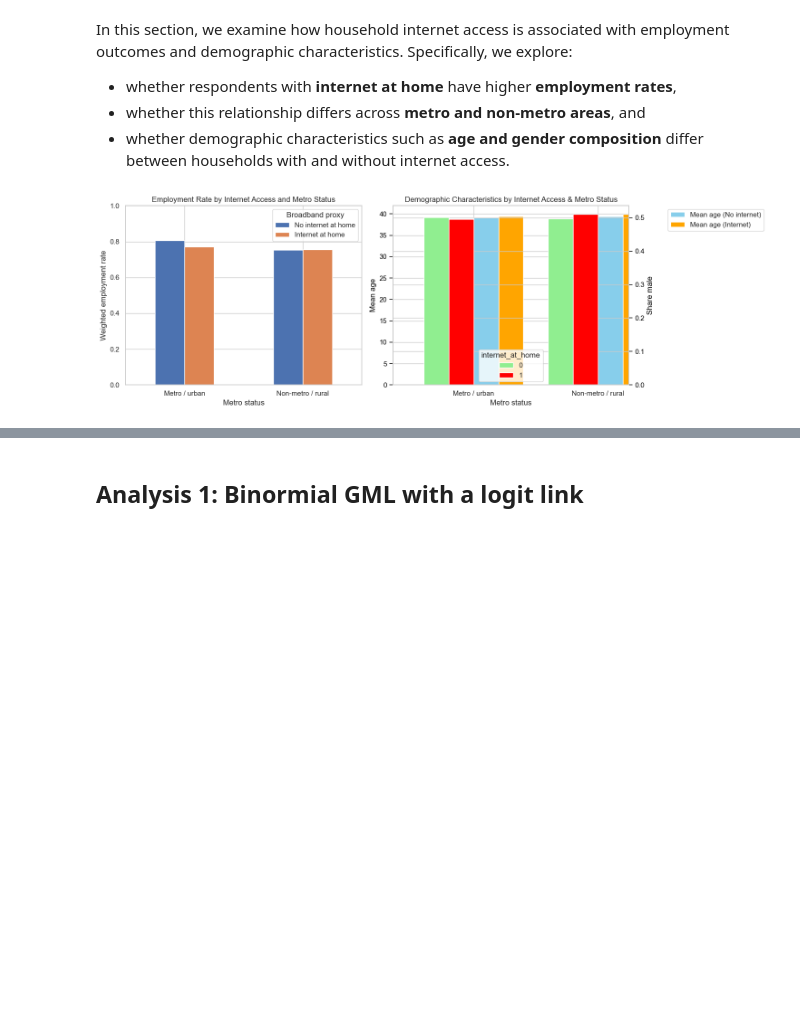
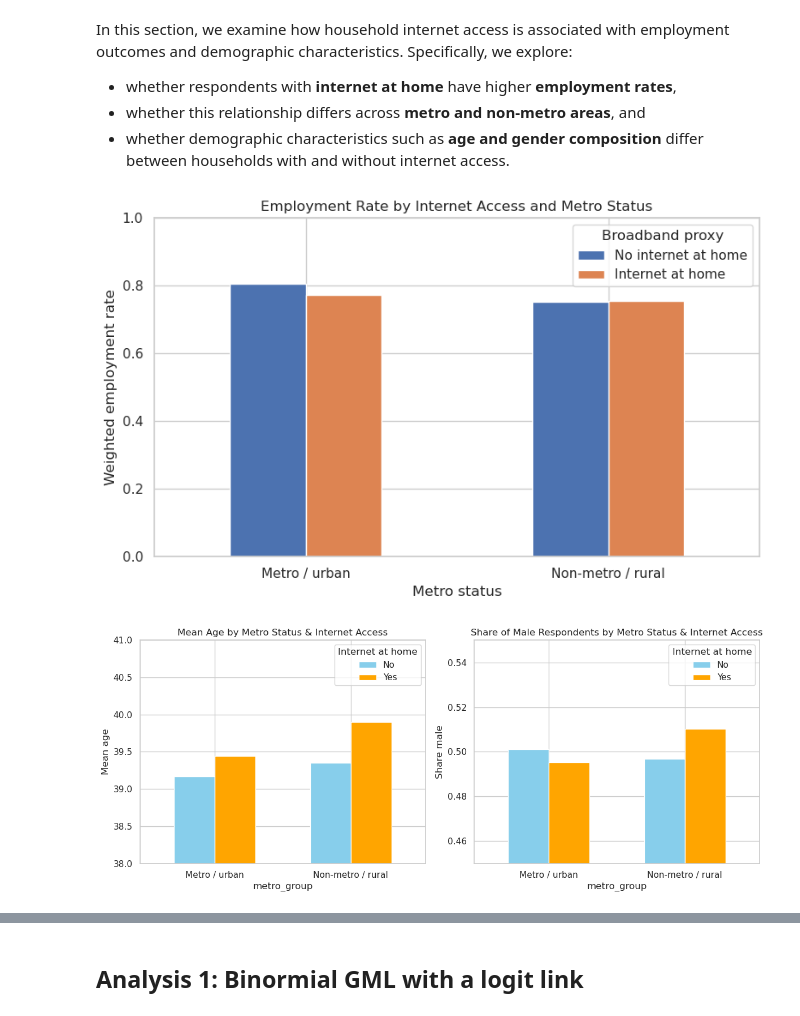
Before and after one commit to COGS108/Group124_WI26, a Jupyter notebook: 03-FinalProject.ipynb, the cells around one changed output, grey strips where cells are left out. Drawn from its saved outputs; the diff is of its cells as text; code cells hidden in the pictures; blank space fills up the shorter version.

```diff
--- a/03-FinalProject.ipynb
+++ b/03-FinalProject.ipynb
@@ -587,63 +582,76 @@ In this section, we examine how household internet access is associated with emp
 - whether demographic characteristics such as **age and gender composition** differ between households with and without internet access.
 # %%
 # Plot 2: Employment rate + Demographic characteristics by internet access & metro status
-fig, axes = plt.subplots(1, 2, figsize=(15, 5))
+fig, ax = plt.subplots(1, 1, figsize=(8, 5))
 
+# Plot weighted employment rates across metro status and internet access
 employment_by_group = grouped_weighted_share(
     df_eda,
     ["metro_group", "internet_at_home"],
     "employed"
 )
-
 employment_plot = employment_by_group.pivot(
     index="metro_group",
     columns="internet_at_home",
     values="weighted_share"
 ).sort_index()
+employment_plot.columns = ["No internet at home", "Internet at home"]
+employment_plot.plot(kind="bar", ax=ax)
+ax.set_xlabel("Metro status")
+ax.set_ylabel("Weighted employment rate")
+ax.set_title("Employment Rate by Internet Access and Metro Status")
+ax.set_ylim(0, 1)
+ax.legend(title="Broadband proxy")
+ax.tick_params(axis="x", rotation=0)
 
-employment_plot.columns = ["No internet at home", "Internet at home"]
-employment_plot.plot(kind="bar", ax=axes[0])
-axes[0].set_xlabel("Metro status")
-axes[0].set_ylabel("Weighted employment rate")
-axes[0].set_title("Employment Rate by Internet Access and Metro Status")
-axes[0].set_ylim(0, 1)
-axes[0].legend(title="Broadband proxy")
-axes[0].tick_params(axis="x", rotation=0)
+plt.tight_layout()
+plt.show()
 
-
+# Plot mean age to examine demographic differences across groups
 demo_stats = df_eda.groupby(["metro_group", "internet_at_home"]).apply(
     lambda g: pd.Series({
         "mean_age": weighted_mean(g["age"], g["PWSSWGT"]),
         "share_male": weighted_share(g["sex"] == 1, g["PWSSWGT"])
-    })
+    }),
+    include_groups=False
 ).reset_index()
-
 
 demo_pivot = demo_stats.pivot(
     index="metro_group",
     columns="internet_at_home",
-    values=["mean_age", "share_male"]
-)
+    values=["mean_age", "share_male"])
 
 
-demo_pivot["mean_age"].plot(kind="bar", ax=axes[1], color=["skyblue", "orange"], position=0, width=0.4)
-axes[1].set_ylabel("Mean age", color="black")
-axes[1].tick_params(axis="y", labelcolor="black")
+fig, (ax_age, ax_male) = plt.subplots(1, 2, figsize=(12, 5))
 
+demo_pivot["mean_age"].plot(
+    kind="bar",
+    ax=ax_age,
+    color=["skyblue", "orange"],
+    width=0.6
+)
+ax_age.set_ylabel("Mean age")
+ax_age.set_title("Mean Age by Metro Status & Internet Access")
+ax_age.legend(title="Internet at home", labels=["No", "Yes"])
+ax_age.set_ylim(38, 41)
+ax_age.tick_params(axis="x", rotation=0)
 
-ax2 = axes[1].twinx()
-demo_pivot["share_male"].plot(kind="bar", ax=ax2, color=["lightgreen", "red"], position=1, width=0.4)
-ax2.set_ylabel("Share male", color="black")
-ax2.tick_params(axis="y", labelcolor="black")
-
-axes[1].set_xlabel("Metro status")
-axes[1].set_title("Demographic Characteristics by Internet Access & Metro Status")
-axes[1].legend(["Mean age (No internet)", "Mean age (Internet)", "Share male (No internet)", "Share male (Internet)"],
-               bbox_to_anchor=(1.15, 1), loc="upper left")
-axes[1].tick_params(axis="x", rotation=0)
+# Plot gender composition (share of male respondents) across groups
+demo_pivot["share_male"].plot(
+    kind="bar",
+    ax=ax_male,
+    color=["skyblue", "orange"],
+    width=0.6
+)
+ax_male.set_ylabel("Share male")
+ax_male.set_title("Share of Male Respondents by Metro Status & Internet Access")
+ax_male.legend(title="Internet at home", labels=["No", "Yes"])
+ax_male.set_ylim(0.45, 0.55)
+ax_male.tick_params(axis="x", rotation=0)
 
 plt.tight_layout()
 plt.show()
 # %% [output]
-[figure, old version]
+[figure, new version]
+[figure, added]
 # %% [markdown]
```
Also changed, not shown: parts of 16 cells of this notebook.
